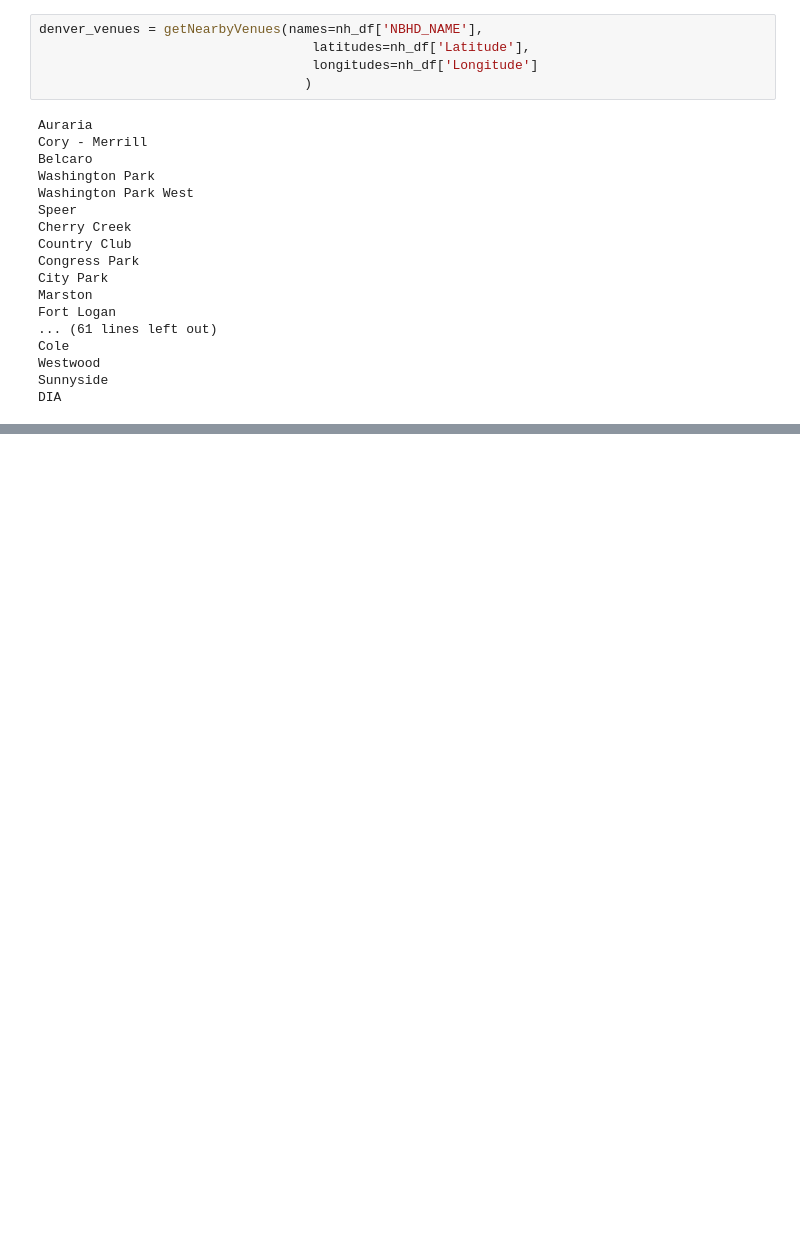
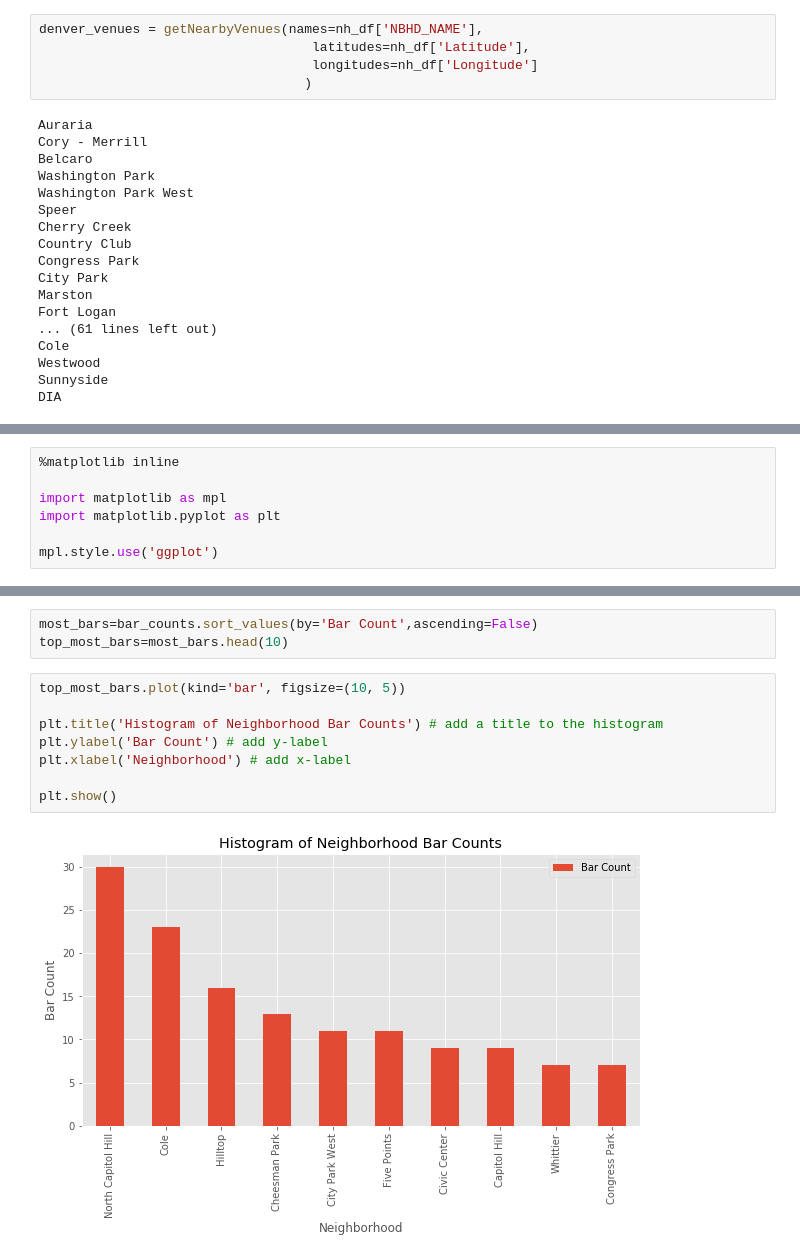
Before and after one commit to bpbell19/Cousera_Capstone, a Jupyter notebook: The Battle of the Neighborhoods (Week 2).ipynb, the cells around one changed output, grey strips where cells are left out. Cells and saved outputs as stored; diff of their text form; blank space fills up the shorter version.

```diff
--- a/The Battle of the Neighborhoods (Week 2).ipynb
+++ b/The Battle of the Neighborhoods (Week 2).ipynb
@@ -331,0 +335,7 @@ denver_venues.groupby('Neighborhood').count()
+# %%
+%matplotlib inline
+
+import matplotlib as mpl
+import matplotlib.pyplot as plt
+
+mpl.style.use('ggplot')
@@ -331,0 +356,13 @@ denver_venues.groupby('Neighborhood').count()
+# %%
+most_bars=bar_counts.sort_values(by='Bar Count',ascending=False)
+top_most_bars=most_bars.head(10)
+# %%
+top_most_bars.plot(kind='bar', figsize=(10, 5))
+
+plt.title('Histogram of Neighborhood Bar Counts') # add a title to the histogram
+plt.ylabel('Bar Count') # add y-label
+plt.xlabel('Neighborhood') # add x-label
+
+plt.show()
+# %% [output]
+[figure, added]
```
Also changed, not shown: parts of 7 cells of this notebook.
